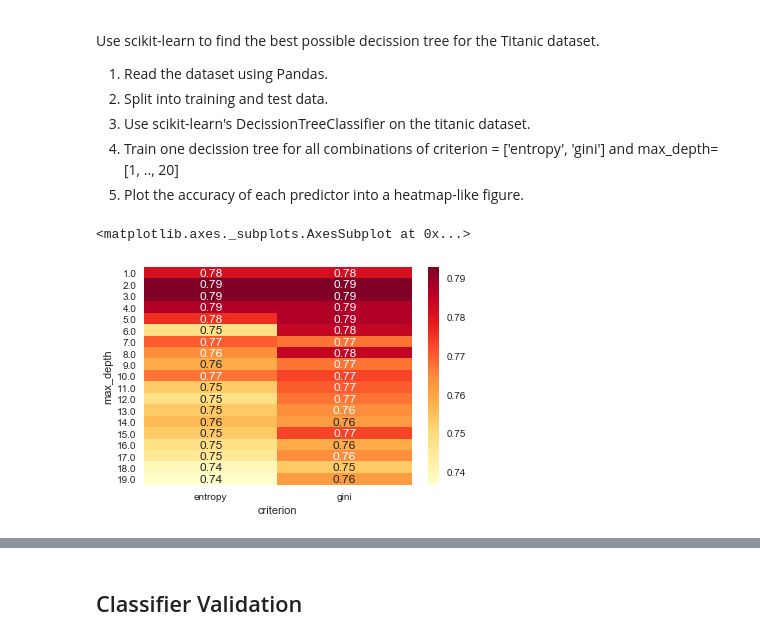
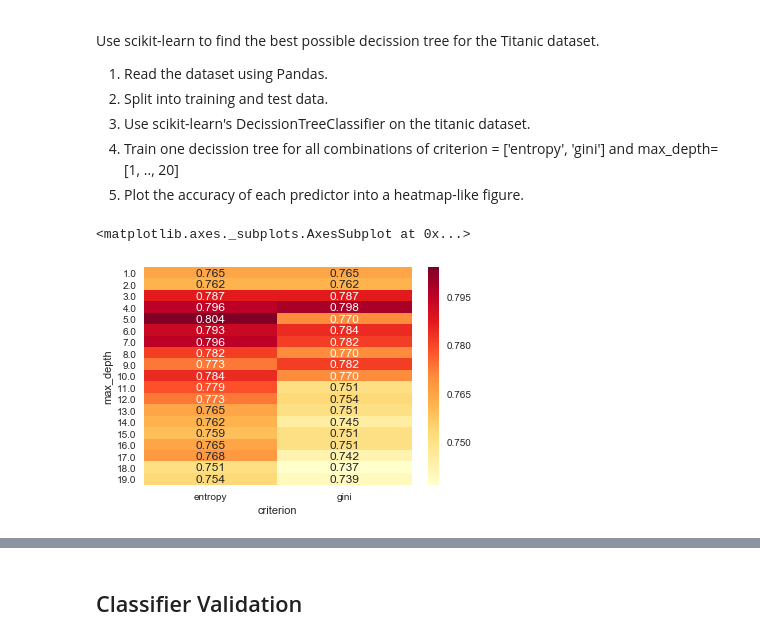
Before and after one commit to Python4AstronomersAndParticlePhysicists/PythonWorkshop-ICE, a Jupyter notebook: notebooks/08_01_MachineLearning.ipynb, the cells around one changed output, grey strips where cells are left out. Drawn from its saved outputs; the diff is of its cells as text; code cells hidden in the pictures.

```diff
--- a/notebooks/08_01_MachineLearning.ipynb
+++ b/notebooks/08_01_MachineLearning.ipynb
@@ -699,26 +699,26 @@ Use scikit-learn to find the best possible decission tree for the Titanic datase
 4. Train one decission tree for all combinations of criterion = ['entropy', 'gini'] and max_depth=[1, .., 20]
 5. Plot the accuracy of each predictor into a heatmap-like figure.
 # %%
-np.random.seed(1234)
+np.random.seed(1235)
 from sklearn.model_selection import ParameterGrid
 from sklearn.metrics import accuracy_score
 data = read_titanic()
 
 X = data[['Sex_Code', 'Pclass_Code', 'Fare', 'Age']]
 y = data['Survived']
 
 X_train, X_test, y_train, y_test = train_test_split(X, y, test_size=0.5)
 
 df =  pd.DataFrame()
 ps = ParameterGrid({'max_depth' : range(1, 20), 'criterion' : ['entropy', 'gini']})
 for d in ps:
     clf = DecisionTreeClassifier(max_depth=d['max_depth'], criterion=d['criterion'])
     clf.fit(X_train, y_train)
     acc = accuracy_score(y_test, clf.predict(X_test))
     df = df.append({'max_depth': d['max_depth'], 'criterion': d['criterion'], 'accuracy': acc}, ignore_index=True)
 
 df = df.pivot('max_depth', 'criterion', 'accuracy')
-sns.heatmap(df, cmap='YlOrRd', annot=True)
+sns.heatmap(df, cmap='YlOrRd', annot=True, fmt='.3f')
 # %% [output]
 <matplotlib.axes._subplots.AxesSubplot at 0x...>
-[figure, old version]
+[figure, new version]
```
Also changed, not shown: parts of 31 cells of this notebook, 1 other file.
